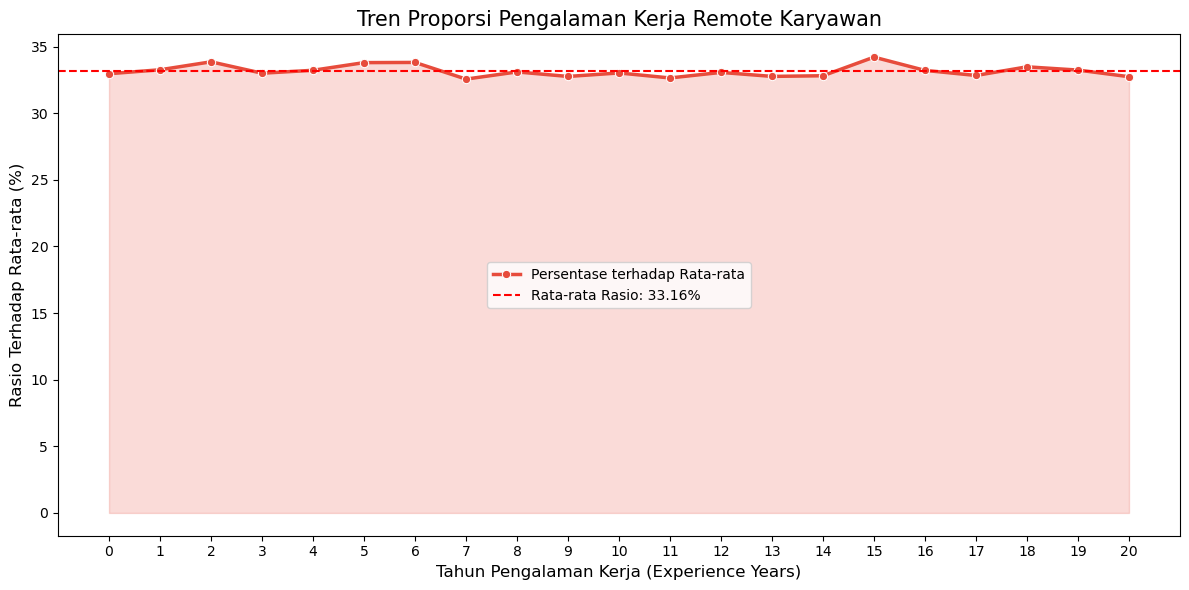
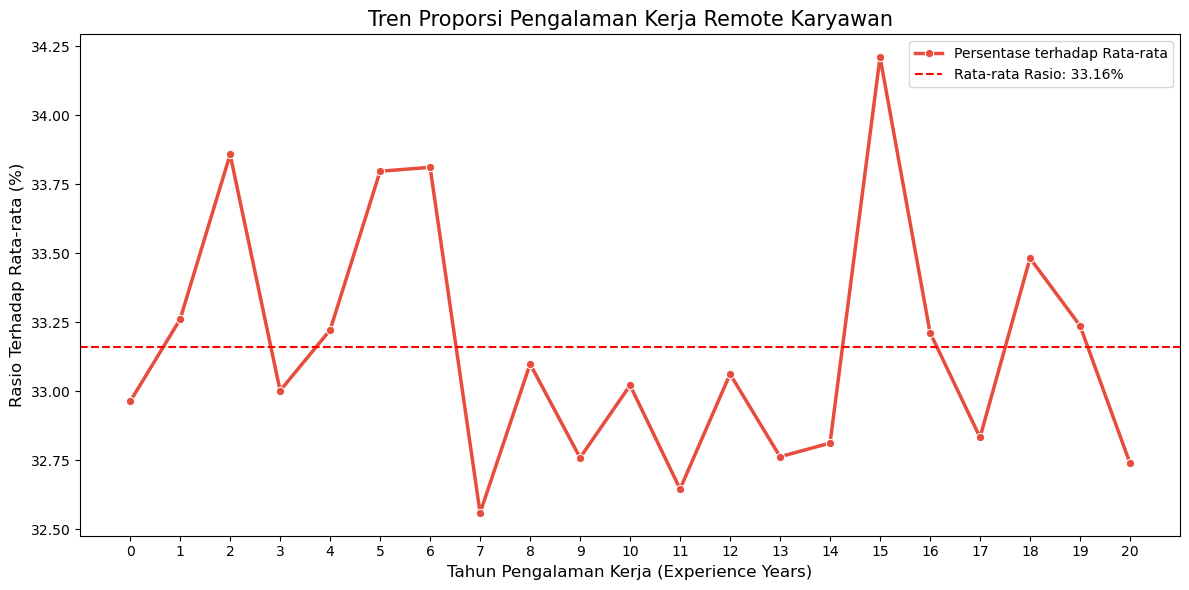
The change to this notebook cell's code, shown as a diff; its figure went from the first image to the second:
--- before
+++ after
@@ -13,5 +13,5 @@
 plt.figure(figsize=(12, 6))
 sns.lineplot(x=plot_data.index, y=plot_data.values, marker='o', color='#e74c3c', linewidth=2.5, label='Persentase terhadap Rata-rata')
-plt.fill_between(plot_data.index, plot_data.values, alpha=0.2, color='#e74c3c')
+# plt.fill_between(plot_data.index, plot_data.values, alpha=0.2, color='#e74c3c')
 plt.axhline(mean_line_val, color='red', linestyle='--', label=f'Rata-rata Rasio: {mean_line_val:.2f}%')
 plt.title('Tren Proporsi Pengalaman Kerja Remote Karyawan', fontsize=15)

Commit: update code